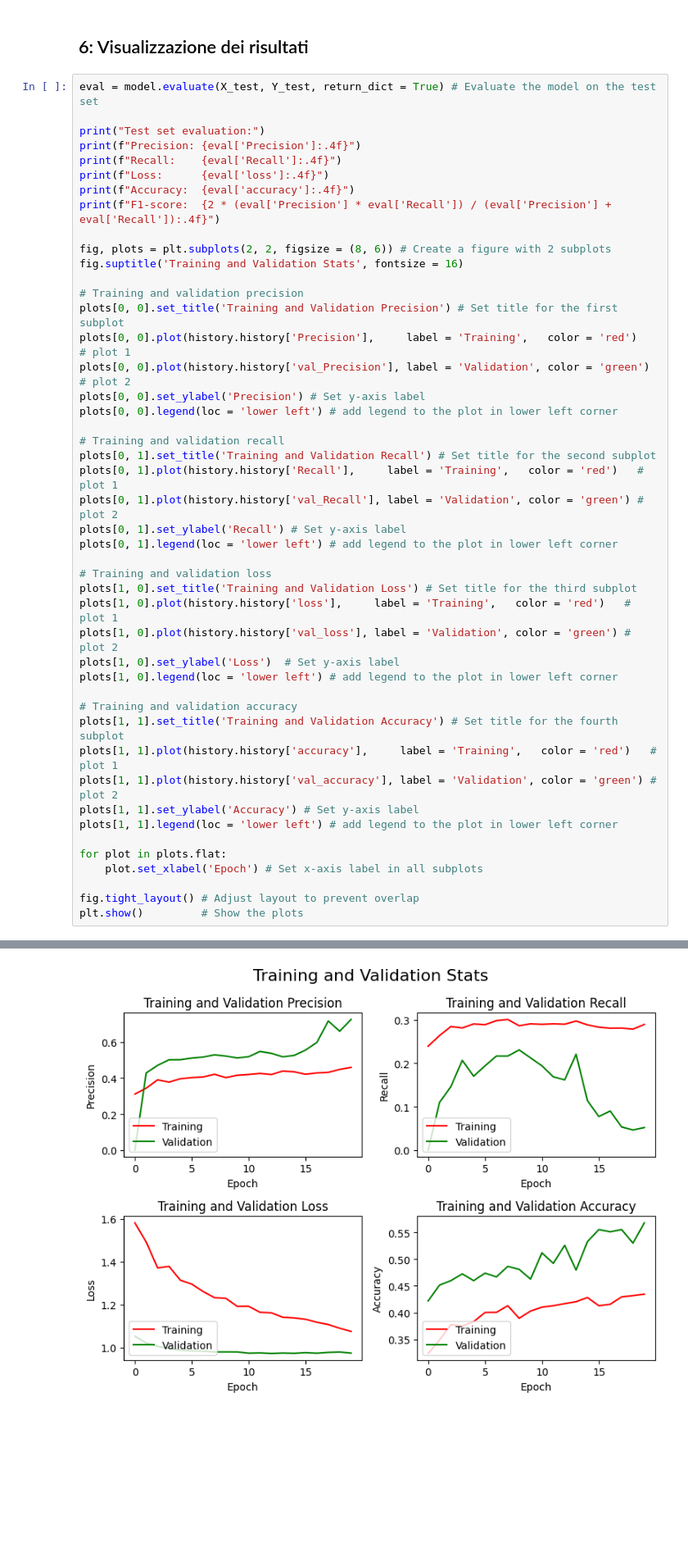
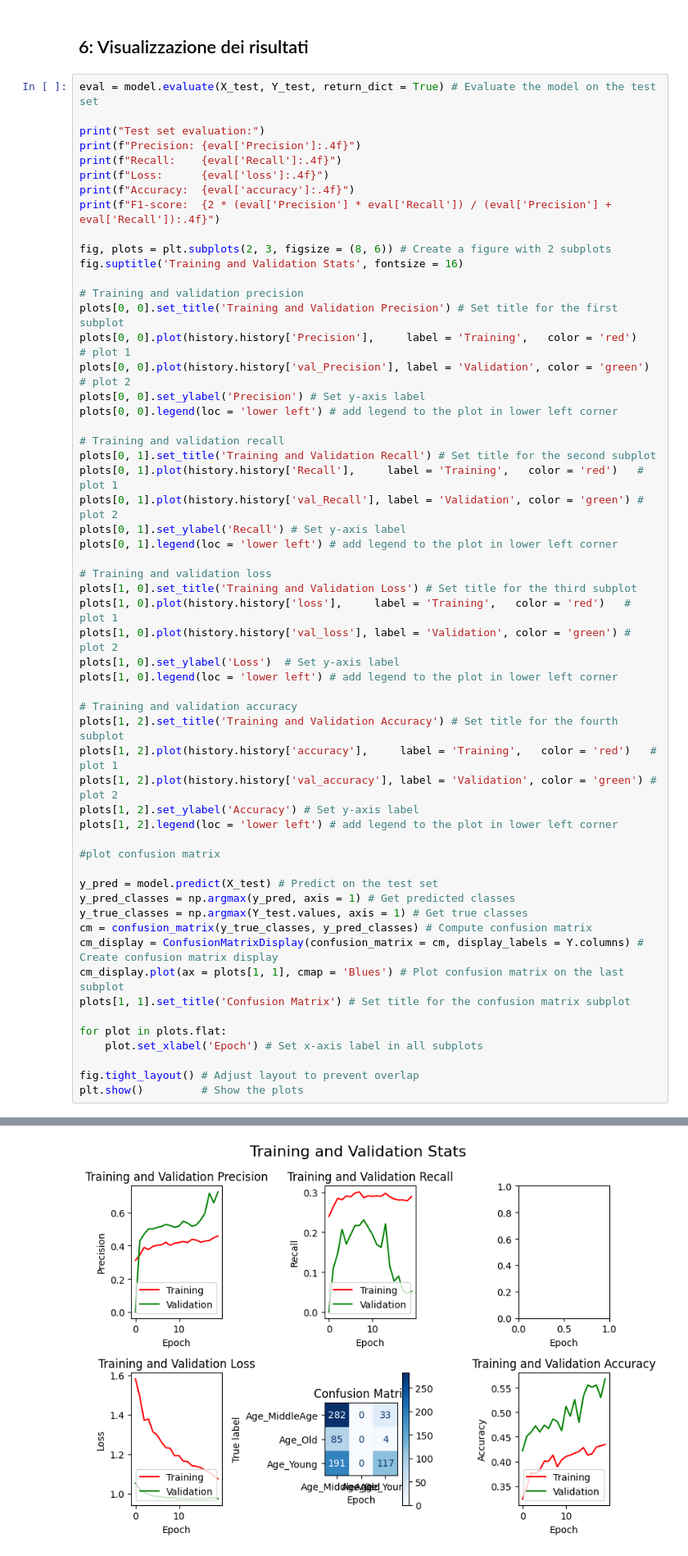
Before and after one commit to LucaPrevi0o/DeepLearning, a Jupyter notebook: Main.ipynb, the cells around one changed output, grey strips where cells are left out. Shown: that part at 82% size. Drawn from its saved outputs; the diff is of its cells as text; blank space fills up the shorter version.

Commit message:
added confusion matrix, the plot is a bit messy

```diff
--- a/Main.ipynb
+++ b/Main.ipynb
@@ -239,7 +241,7 @@ print(f"Loss:      {eval['loss']:.4f}")
 print(f"Accuracy:  {eval['accuracy']:.4f}")
 print(f"F1-score:  {2 * (eval['Precision'] * eval['Recall']) / (eval['Precision'] + eval['Recall']):.4f}")
 
-fig, plots = plt.subplots(2, 2, figsize = (8, 6)) # Create a figure with 2 subplots
+fig, plots = plt.subplots(2, 3, figsize = (8, 6)) # Create a figure with 2 subplots
 fig.suptitle('Training and Validation Stats', fontsize = 16)
 
 # Training and validation precision
@@ -264,11 +266,21 @@ plots[1, 0].set_ylabel('Loss')  # Set y-axis label
 plots[1, 0].legend(loc = 'lower left') # add legend to the plot in lower left corner
 
 # Training and validation accuracy
-plots[1, 1].set_title('Training and Validation Accuracy') # Set title for the fourth subplot
-plots[1, 1].plot(history.history['accuracy'],     label = 'Training',   color = 'red')   # plot 1
-plots[1, 1].plot(history.history['val_accuracy'], label = 'Validation', color = 'green') # plot 2
-plots[1, 1].set_ylabel('Accuracy') # Set y-axis label
-plots[1, 1].legend(loc = 'lower left') # add legend to the plot in lower left corner
+plots[1, 2].set_title('Training and Validation Accuracy') # Set title for the fourth subplot
+plots[1, 2].plot(history.history['accuracy'],     label = 'Training',   color = 'red')   # plot 1
+plots[1, 2].plot(history.history['val_accuracy'], label = 'Validation', color = 'green') # plot 2
+plots[1, 2].set_ylabel('Accuracy') # Set y-axis label
+plots[1, 2].legend(loc = 'lower left') # add legend to the plot in lower left corner
+
+#plot confusion matrix
+
+y_pred = model.predict(X_test) # Predict on the test set
+y_pred_classes = np.argmax(y_pred, axis = 1) # Get predicted classes
+y_true_classes = np.argmax(Y_test.values, axis = 1) # Get true classes
+cm = confusion_matrix(y_true_classes, y_pred_classes) # Compute confusion matrix
+cm_display = ConfusionMatrixDisplay(confusion_matrix = cm, display_labels = Y.columns) # Create confusion matrix display
+cm_display.plot(ax = plots[1, 1], cmap = 'Blues') # Plot confusion matrix on the last subplot
+plots[1, 1].set_title('Confusion Matrix') # Set title for the confusion matrix subplot
 
 for plot in plots.flat:
     plot.set_xlabel('Epoch') # Set x-axis label in all subplots
@@ -286 +299 @@ F1-score:  0.0668
-[figure, old version]
+[figure, new version]
```
Also changed, not shown: parts of 2 cells of this notebook.
